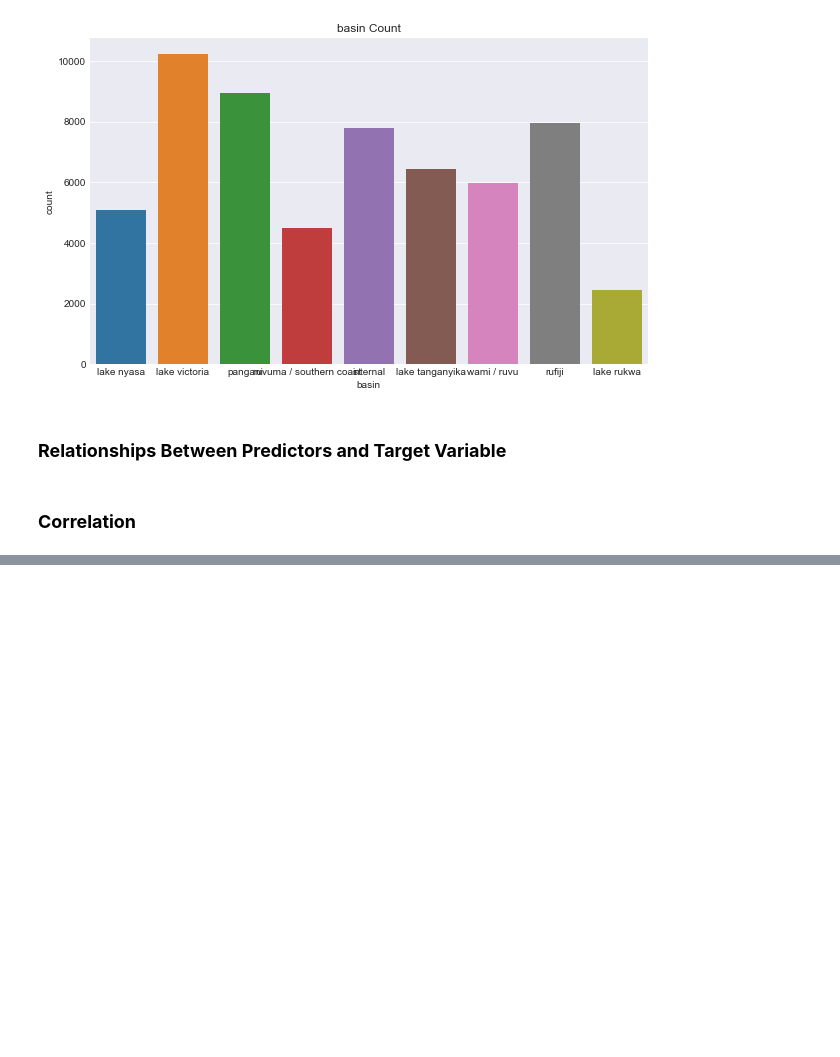
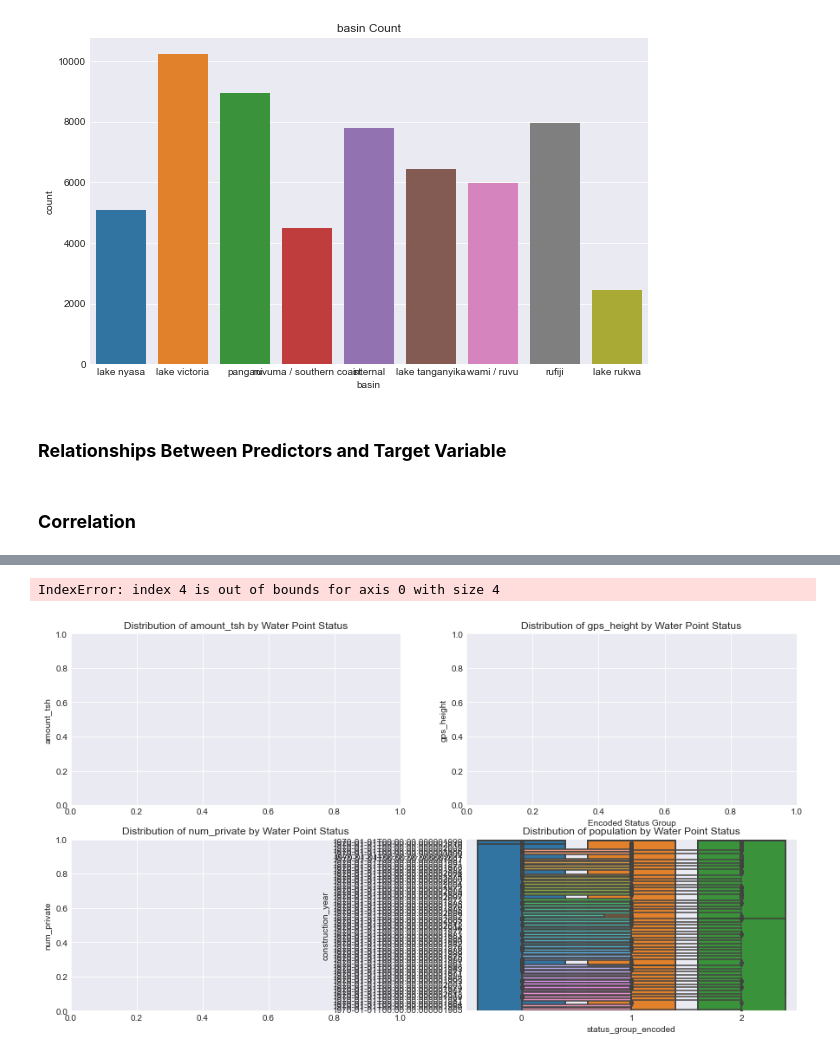
Before and after one commit to Assesa44/Tanzania-Wells-Functionality-Predictions, a Jupyter notebook: Notebooks/wells_analysis.ipynb, the cells around one changed output, grey strips where cells are left out. Cells and saved outputs as stored; diff of their text form; code cells hidden in the pictures; blank space fills up the shorter version.

```diff
--- a/Notebooks/wells_analysis.ipynb
+++ b/Notebooks/wells_analysis.ipynb
@@ -632,0 +660,6 @@ X_cleaned.to_csv('../Data/Cleaned_Data/Cleaned_Training_Values.csv', index= Fals
+# %%
+# Drop id column
+y_training.drop(columns= ['id'], inplace= True)
+
+# Standardizing
+y_cleaned = clean_categorical_columns(y_training, show_value_counts=True)
@@ -632,0 +672,12 @@ X_cleaned.to_csv('../Data/Cleaned_Data/Cleaned_Training_Values.csv', index= Fals
+# %%
+# Ordinal Encode the status_group column
+# We are using this type of encoder because then we can decide what category goes to what label.
+target_var = y_cleaned.copy()
+
+status = [['non functional', 'functional', 'functional needs repair']]
+
+ode = OrdinalEncoder(categories= status)
+y_encoded = pd.DataFrame(ode.fit_transform(y_cleaned[['status_group']]).ravel(), columns= ['status_group'])
+
+y_encoded = y_encoded.astype('int')
+y_encoded.head()
@@ -808,0 +881,36 @@ plt.show()
+# %%
+X_plot = X_cleaned.copy()
+X_plot['status_group_encoded'] = y_encoded
+
+num_cols = ['amount_tsh', 'gps_height', 'population']
+
+# Number of plots needed
+n = len(num_cols)
+cols = 2  # Number of columns in subplot grid
+rows = math.ceil(n / cols)  # Number of rows based on total plots
+
+# Create subplots
+fig, axes = plt.subplots(nrows=rows, ncols=cols, figsize=(15, rows * 4), sharey=False)
+
+# Flatten axes array for easy iteration
+axes = axes.flatten()
+
+# Plot each numerical column
+for i, col in enumerate(numerical_columns):
+    sns.boxplot(data=X_plot, x='status_group_encoded', y= col)
+    axes[i].set_title(f'Distribution of {col} by Water Point Status')
+    axes[1].set_xlabel('Encoded Status Group')
+    axes[i].set_ylabel(col)
+
+fig.tight_layout()
+plt.show()
+
+# # Example for one numerical predictor
+# sns.boxplot(data=X_plot, x='status_group_encoded', y='amount_tsh')
+# plt.title("Distribution of amount_tsh by Water Point Status")
+# plt.xlabel("Encoded Status Group")
+# plt.ylabel("Amount of Water (tsh)")
+# plt.show()
+# %% [output]
+IndexError: index 4 is out of bounds for axis 0 with size 4
+[figure, added]
```
Also changed, not shown: parts of 15 cells of this notebook.
